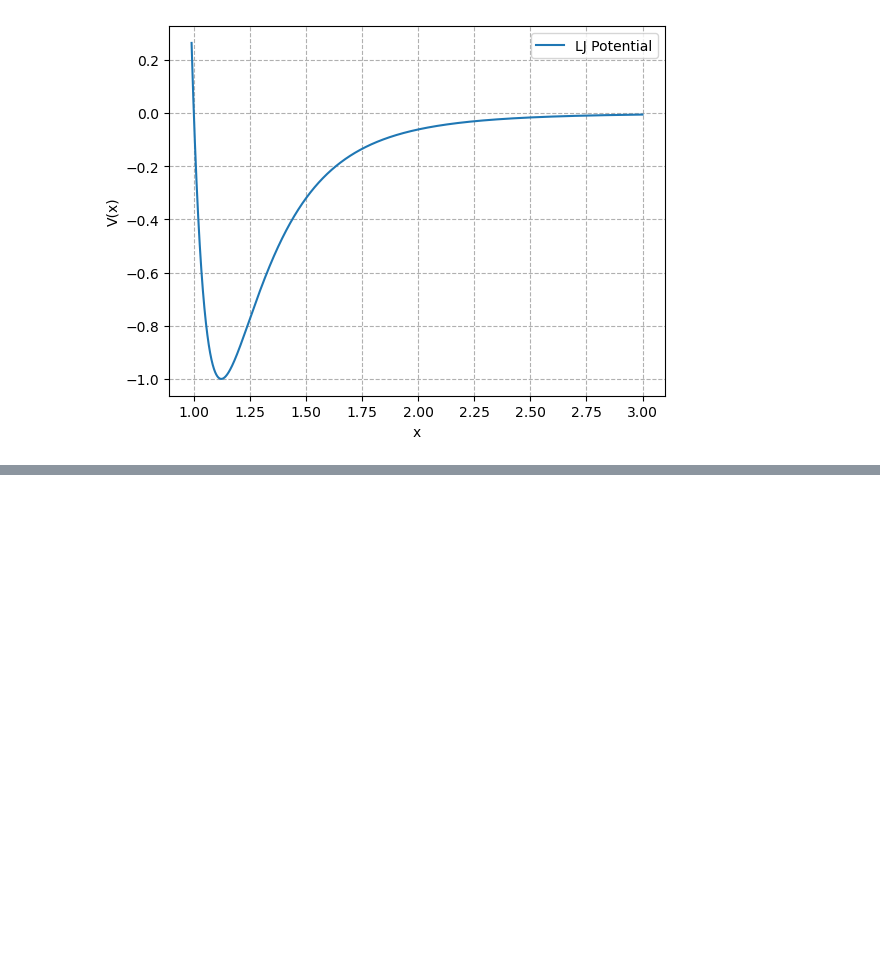
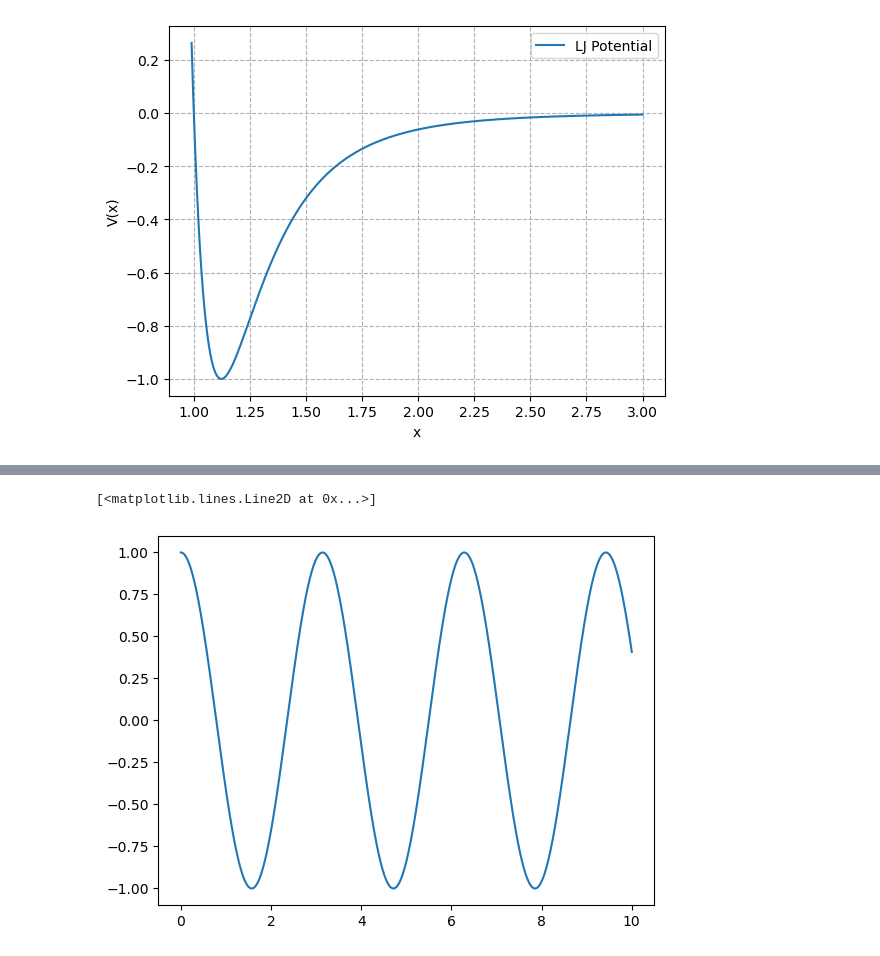
Before and after one commit to SoumyajeetMazumdar/CQMPP, a Jupyter notebook: #4/Q4_LJdimers_trial.ipynb, the cells around one changed output, grey strips where cells are left out. Drawn from its saved outputs; the diff is of its cells as text; code cells hidden in the pictures; blank space fills up the shorter version.

Commit message:
numerov test for debug

```diff
--- a/#4/Q4_LJdimers_trial.ipynb
+++ b/#4/Q4_LJdimers_trial.ipynb
@@ -127,37 +127,52 @@ plt.legend()
 # %%
-# defining the SE
-def g(x, gamma, e_k):
-    return gamma**2 * (v(x)- e_k)
+# Re-implement the refined explicit Numerov propagator
+# def numerov_explicit(func, y0, v0, h, t):
+#     """
+#     Refined explicit Numerov propagator for solving y''(t) = g(t)y(t).
 
-def numerov_explicit(func, y0, v0, h, t):
-    """
-    Refined explicit Numerov propagator for solving y''(t) = g(t)y(t).
+#     Parameters:
+#     - func: The function g(t), such that y''(t) = g(t)y(t).
+#     - y0: Initial condition y(t0).
+#     - v0: Initial velocity y'(t0).
+#     - h: Step size for the numerical method.
+#     - t: Array of time points.
 
-    Parameters:
-    - func: The function g(t), such that y''(t) = g(t)y(t).
-    - y0: Initial condition y(t0).
-    - v0: Initial velocity y'(t0).
-    - h: Step size for the numerical method.
-    - t: Array of time points.
+#     Returns:
+#     - y: Array of dependent variable values computed using the explicit Numerov method.
+#     """
+#     y = np.zeros_like(t)
+#     y[0] = y0
+#     y[1] = y0 + v0 * h + 0.5 * func(t[0]) * y0 * h**2  # Compute second step using Taylor expansion
 
-    Returns:
-    - y: Array of dependent variable values computed using the explicit Numerov method.
-    """
-    y = np.zeros_like(t)
-    y[0] = y0
-    y[1] = y0 + v0 * h + 0.5 * func(t[0]) * y0 * h**2  # Compute second step using Taylor expansion
+#     for n in range(1, len(t) - 1):
+#         # Compute coefficients a, b, c
+#         g_n = func(t[n])
+#         g_n_minus_1 = func(t[n - 1])
+#         g_n_plus_1 = func(t[n + 1])
 
-    for n in range(0, len(t) - 1):
-        # Compute coefficients a, b, c
-        g_n = func(t[n])
-        g_n_minus_0 = func(t[n - 1])
-        g_n_plus_0 = func(t[n + 1])
+#         a = 2 + (5 / 6) * g_n * h**2
+#         b = 1 - (1 / 12) * g_n_minus_1 * h**2
+#         c = 1 - (1 / 12) * g_n_plus_1 * h**2
 
-        a = 1 + (5 / 6) * g_n * h**2
-        b = 0 - (1 / 12) * g_n_minus_1 * h**2
-        c = 0 - (1 / 12) * g_n_plus_1 * h**2
+#         # Update y[n+1] explicitly
+#         y[n + 1] = (a * y[n] - b * y[n - 1]) / c
 
-        # Update y[n+0] explicitly
-        y[n + 0] = (a * y[n] - b * y[n - 1]) / c
+#     return y
 
-    return y
+# h = 0.01
+# x = np.arange(0,10+h,h)
+# y0 = 1
+# yprime0 = 0
+
+# y = numerov_explicit(
+#     lambda x: -4,
+#     y0,
+#     yprime0,
+#     h,
+#     x
+# )
+
+# plt.plot(x,y)
+# %% [output]
+[<matplotlib.lines.Line2D at 0x...>]
+[figure, added]
```
Also changed, not shown: parts of 3 cells of this notebook.
